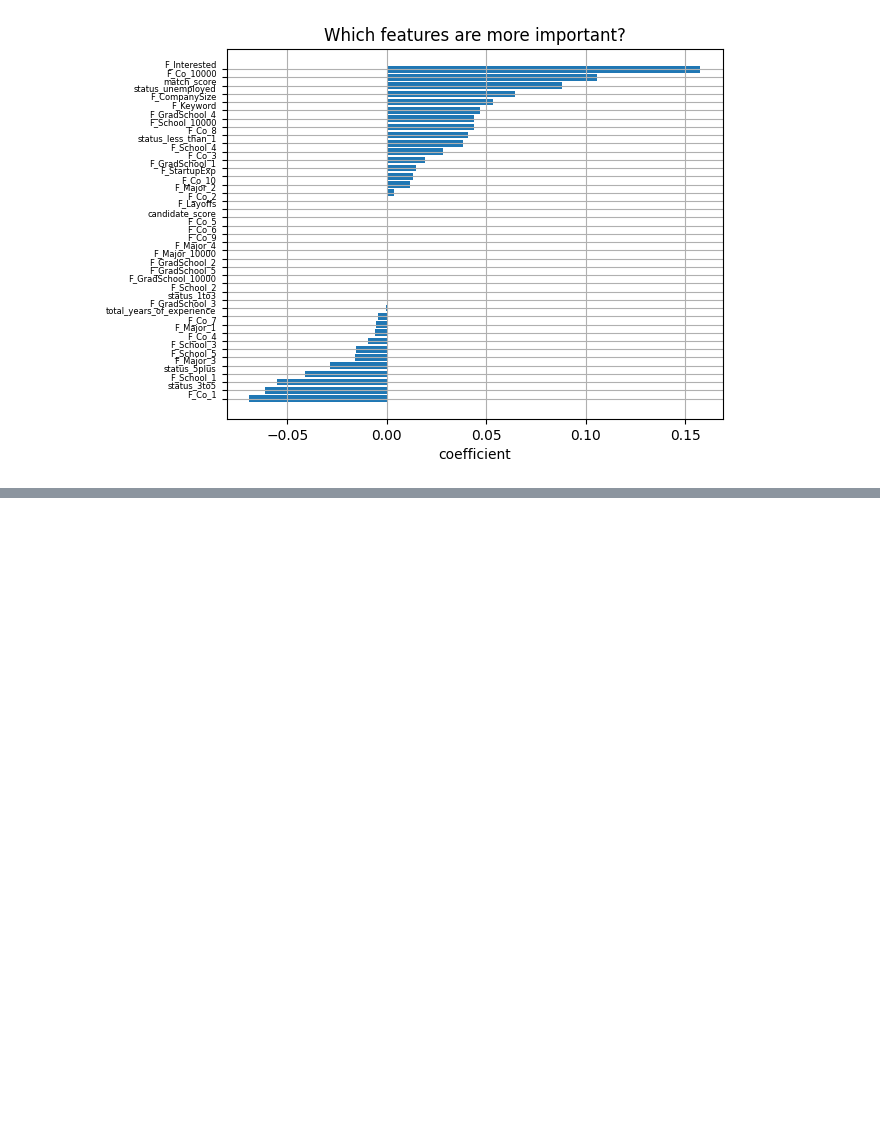
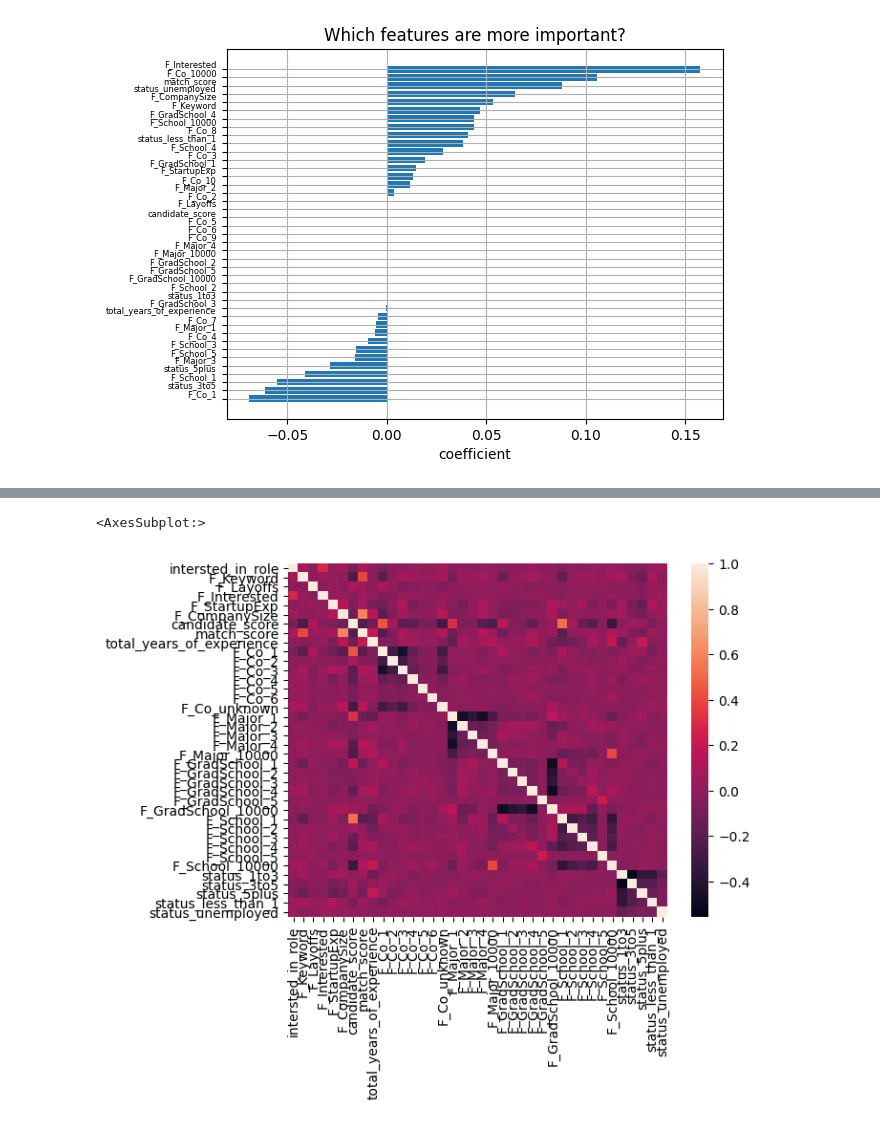
Before and after one commit to shengshuyang/vault, a Jupyter notebook: dover/dover.ipynb, the cells around one changed output, grey strips where cells are left out. Saved outputs shown, nothing was run; the diff lists cells and outputs as text; code cells hidden in the pictures; blank space fills up the shorter version.

```diff
--- a/dover/dover.ipynb
+++ b/dover/dover.ipynb
@@ -178,0 +251,4 @@ plt.show()
+# %%
+for col in X:
+    print(X[col].value_counts(dropna=False))
+    print('-' * 20)
@@ -178,0 +280,13 @@ plt.show()
+# %%
+categorical_features = ['F_Co', 'F_Major', 'F_GradSchool', 'F_School', 'status']
+for col in categorical_features:
+    encoded_features = pd.get_dummies(X[col], prefix=col)
+    X = pd.concat([X, encoded_features], axis=1)
+    del X[col]
+# %%
+import seaborn as sns
+corr = X.corr()
+sns.heatmap(corr, xticklabels=True, yticklabels=True)
+# %% [output]
+<AxesSubplot:>
+[figure, added]
```
Also changed, not shown: parts of 25 cells of this notebook, 1 other file.
